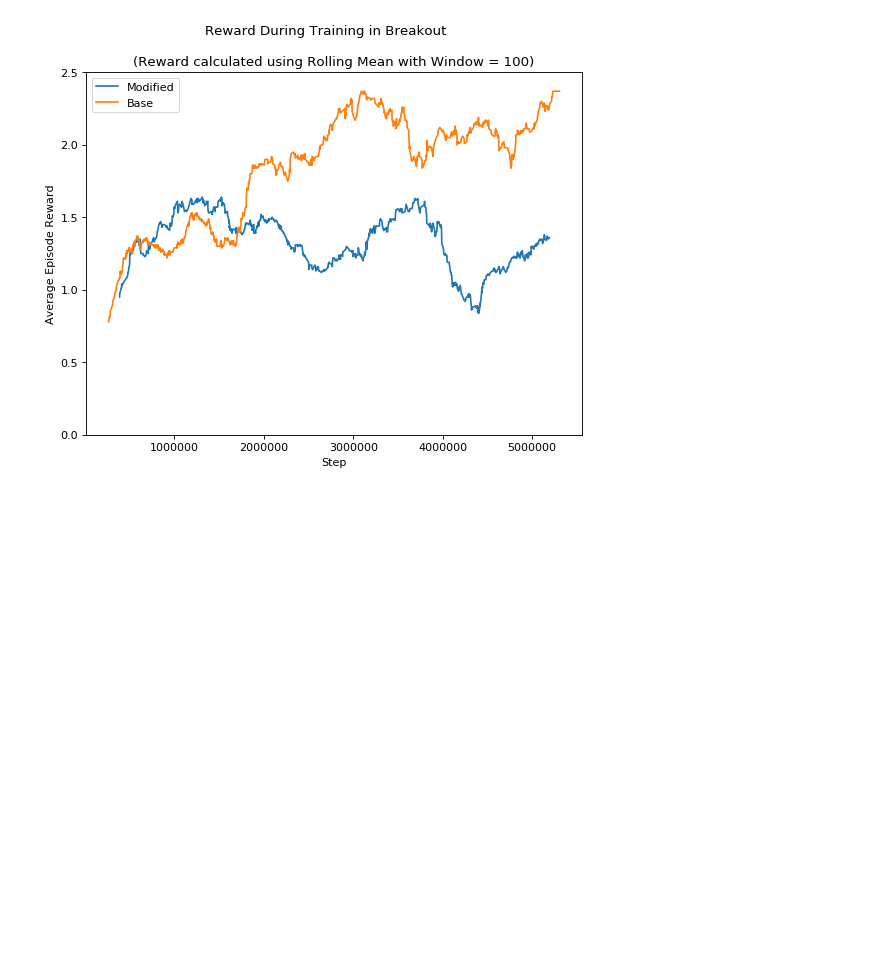
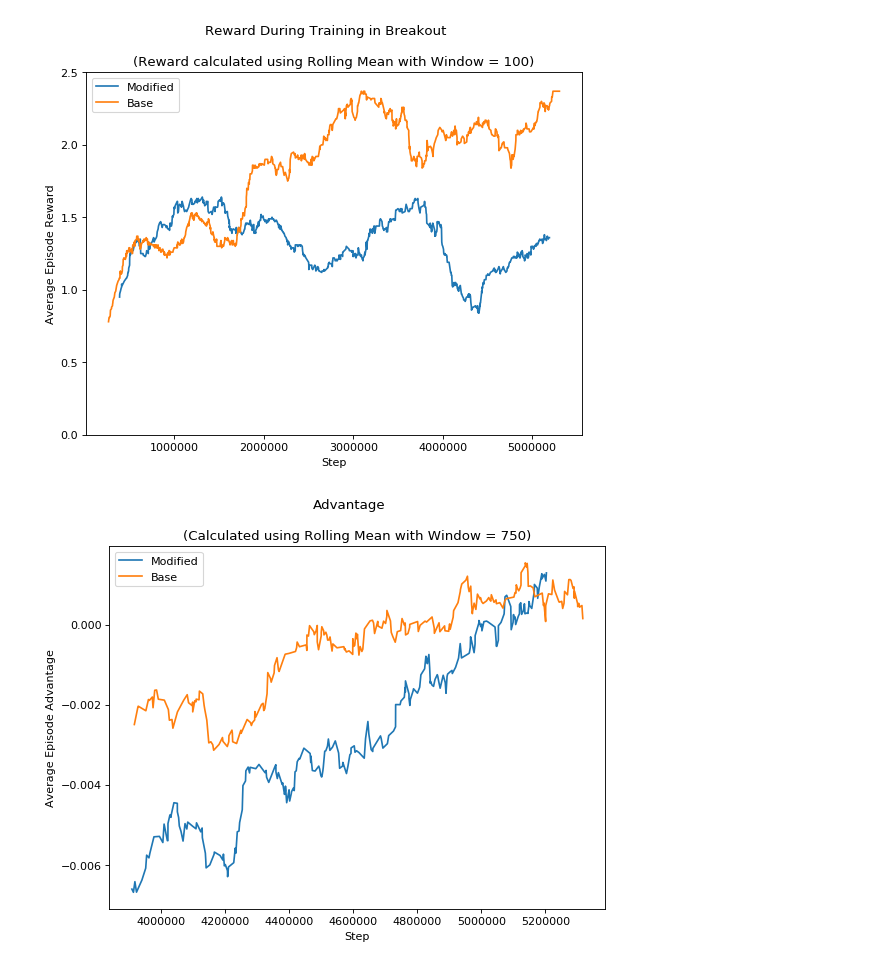
Before and after one commit to nathanmargaglio/Proximal-Policy-Optimization, a Jupyter notebook: PPO1_plot.ipynb, the cells around one changed output. Drawn from its saved outputs; the diff is of its cells as text; code cells hidden in the pictures; blank space fills up the shorter version.

Commit message:
more plots

```diff
--- a/PPO1_plot.ipynb
+++ b/PPO1_plot.ipynb
@@ -18,3 +18,20 @@ plt.gca().legend(('Modified','Base'))
 plt.show()
 # %% [output]
 [figure]
+# %%
+df_mod = pd.read_csv('data/run_BreakoutNoFrameskip-v4-25_PPO1_1-tag-input_info_advantage.csv')
+df_base = pd.read_csv('data/run_BreakoutNoFrameskip-v4-9_PPO1_1-tag-input_info_advantage.csv')
+
+win = 750
+fig = plt.figure(num=None, figsize=(8, 6), dpi=80, facecolor='w', edgecolor='k')
+#plt.ylim((0, 2.5))
+plt.suptitle("Advantage")
+plt.title("(Calculated using Rolling Mean with Window = {})".format(win))
+plt.xlabel("Step")
+plt.ylabel("Average Episode Advantage")
+plt.plot(df_mod.Step, df_mod.Value.rolling(win, center=False).mean())
+plt.plot(df_base.Step, df_base.Value.rolling(win, center=False).mean())
+plt.gca().legend(('Modified','Base'))
+plt.show()
+# %% [output]
+[figure, added]
```
Also changed, not shown: parts of 8 cells of this notebook, 14 other files.
